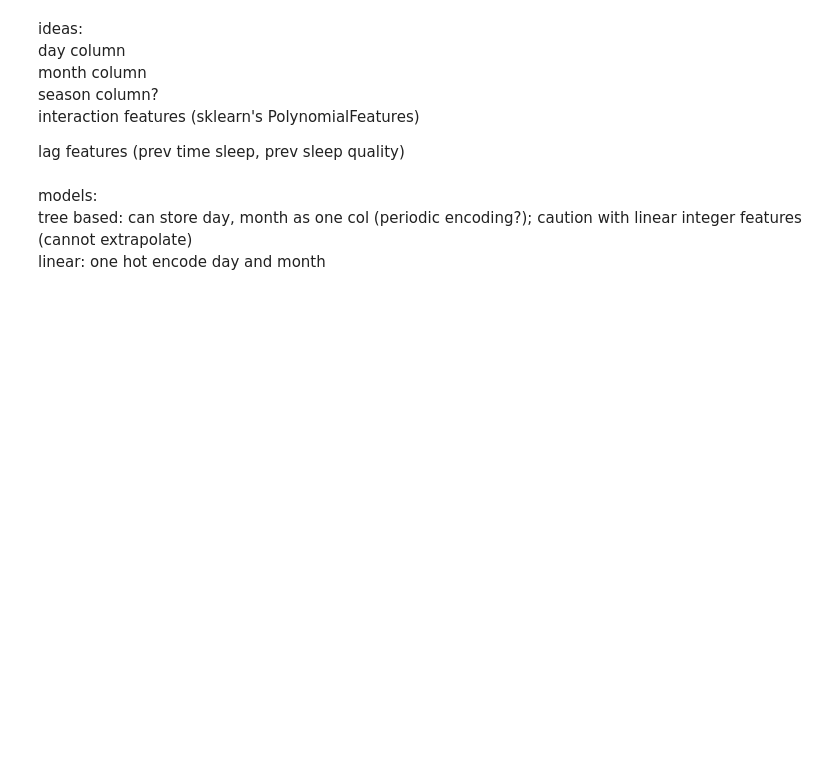
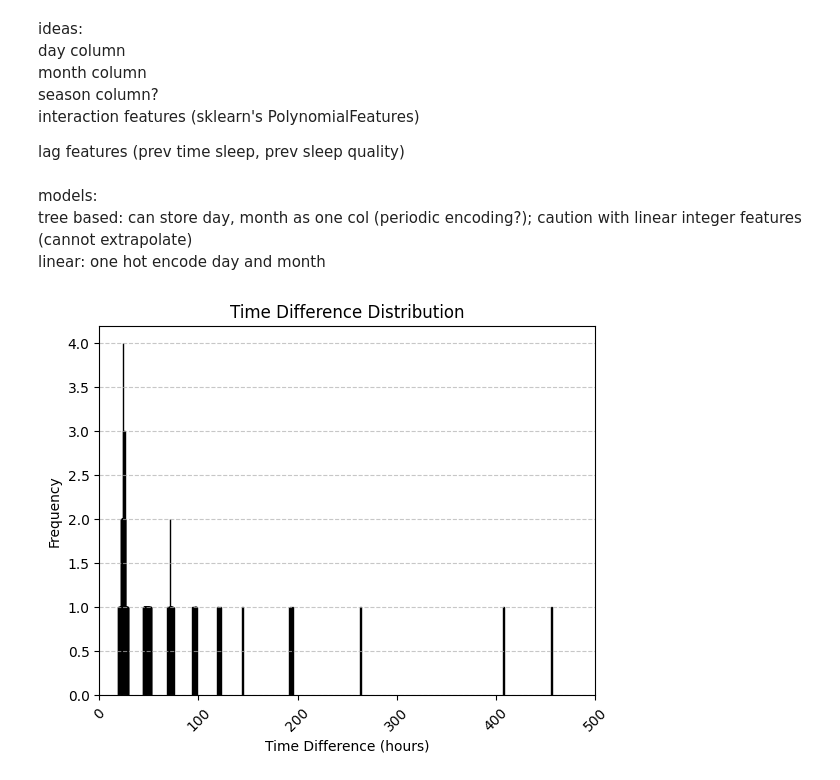
Before and after one commit to ricd99/endToEndML, a Jupyter notebook: notebooks/EDA.ipynb, the cells around one changed output. Drawn from its saved outputs; the diff is of its cells as text; code cells hidden in the pictures; blank space fills up the shorter version.

Commit message:
plot time spacing distribution

```diff
--- a/notebooks/EDA.ipynb
+++ b/notebooks/EDA.ipynb
@@ -547,3 +547,23 @@ lag features (prev time sleep, prev sleep quality)
 models:
 tree based: can store day, month as one col (periodic encoding?); caution with linear integer features (cannot extrapolate)
 linear: one hot encode day and month
+# %%
+def plot_time_spacing_distribution(df):
+    df["Start"] = pd.to_datetime(df["Start"])
+    time_diffs = df["Start"].sort_values().diff()
+
+    time_diffs_hours = time_diffs.dt.total_seconds() / 3600
+    value_counts = time_diffs_hours.value_counts().sort_index()
+
+    plt.bar(value_counts.index, value_counts.values, color='skyblue', edgecolor='black')
+    plt.title(f"Time Difference Distribution")
+    plt.xlabel("Time Difference (hours)")
+    plt.ylabel("Frequency")
+    plt.xticks(rotation=45)
+    plt.grid(axis='y', linestyle='--', alpha=0.7)
+    plt.xlim(0, 500) #ignore the outlier where we combined the two datasets
+    plt.show()
+# %%
+plot_time_spacing_distribution(df)
+# %% [output]
+[figure, added]
```
